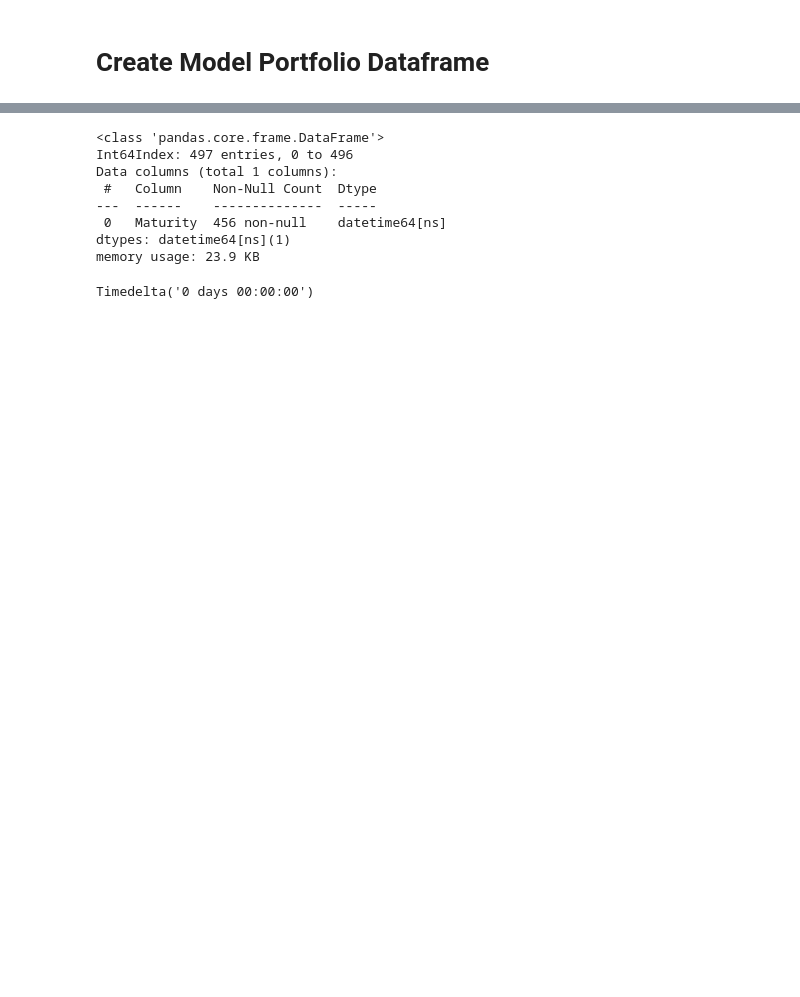
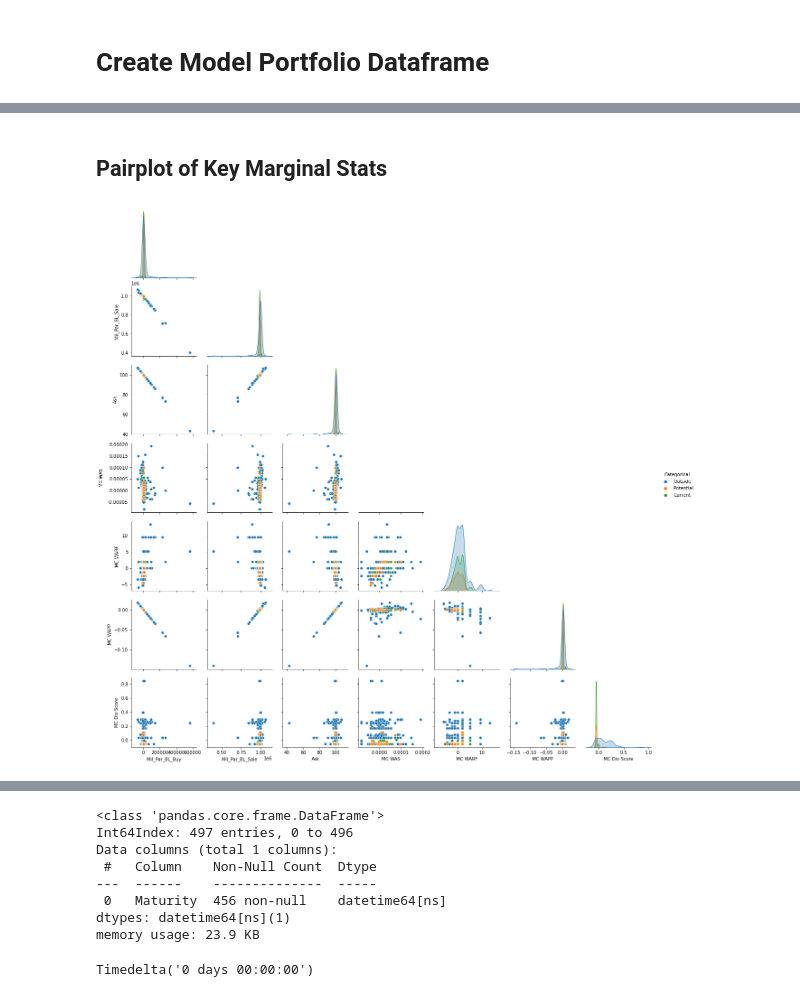
Before and after one commit to joshknechtel-gs/RM-IT, a Jupyter notebook: CLO Model Portfolio-Working.ipynb, the cells around one changed output, grey strips where cells are left out. Saved outputs shown, nothing was run; the diff lists cells and outputs as text; code cells hidden in the pictures; blank space fills up the shorter version.

```diff
--- a/CLO Model Portfolio-Working.ipynb
+++ b/CLO Model Portfolio-Working.ipynb
@@ -584,0 +716,10 @@ replines(model_port)
+# %% [markdown]
+## Pairplot of Key Marginal Stats
+# %%
+sns_plot = sns.pairplot(model_port[['Mil_Par_BL_Buy','Mil_Par_BL_Sale','Ask',
+                                    'MC WAS','MC WARF','MC WAPP','MC Div Score','Categorical']],
+                        diag_kind="kde",corner = True,hue='Categorical')  #, diag_kind='kde'
+fig = sns_plot.fig
+fig.savefig(path + "CLO_Marginal_feature_PairPlot.png")
+# %% [output]
+[figure, added]
```
Also changed, not shown: parts of 54 cells of this notebook.
